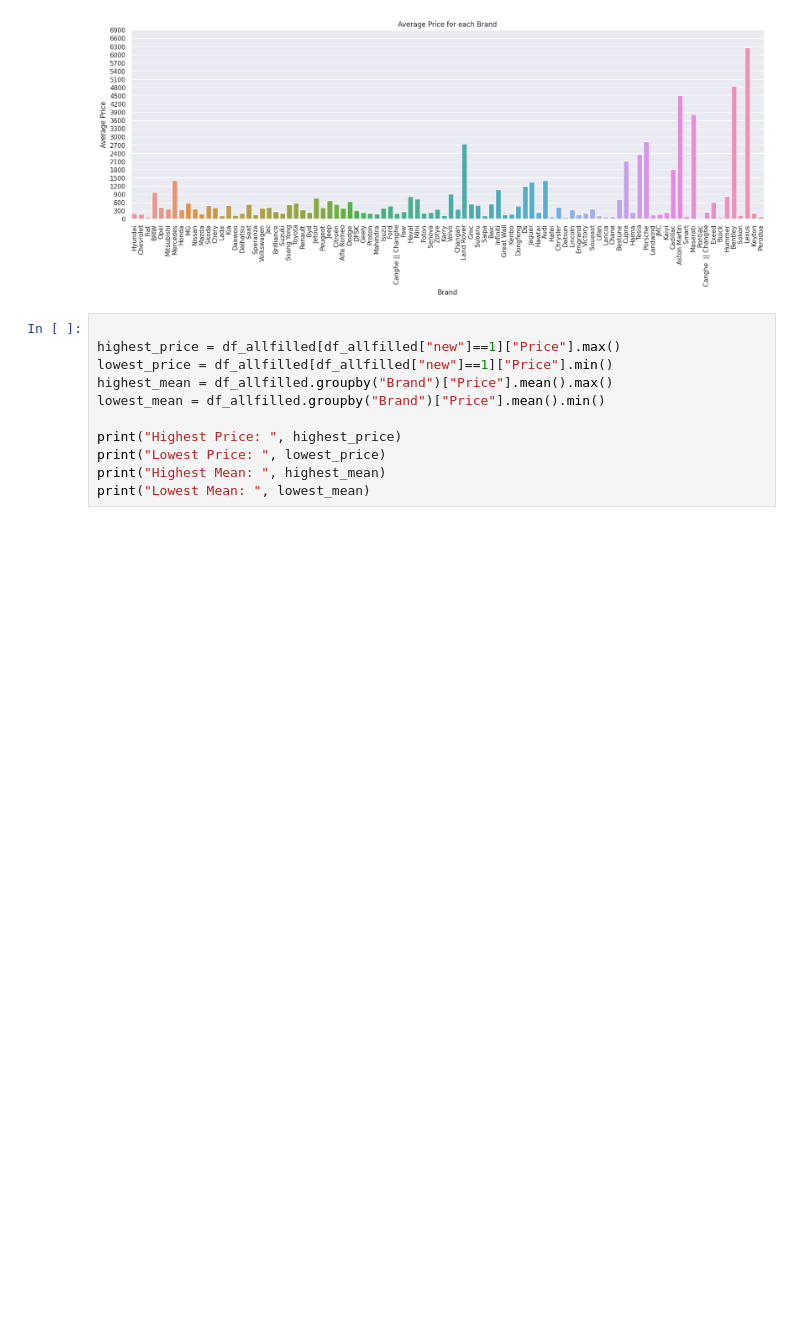
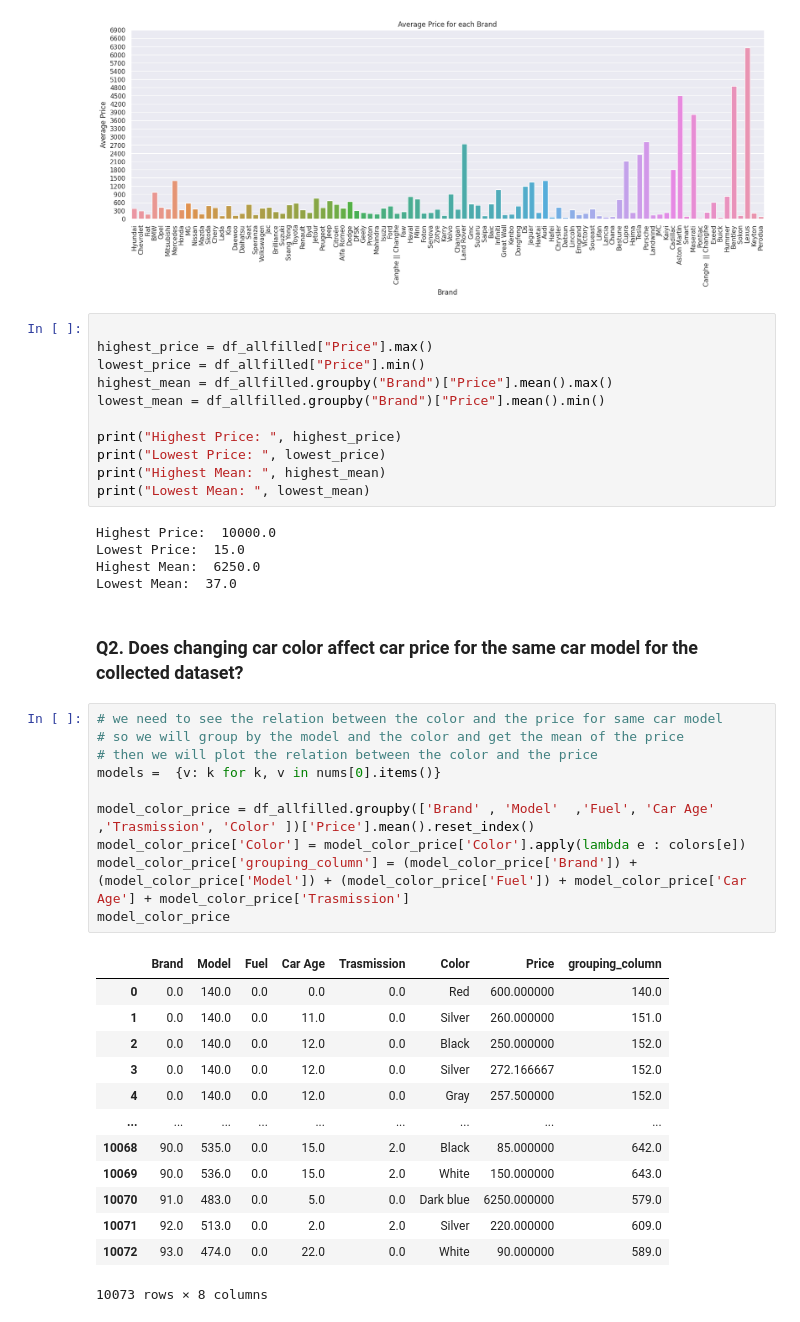
Before and after one commit to Yousif-Ahmed/Sayarty, a Jupyter notebook: Sayarty.ipynb, the cells around one changed output. Drawn from its saved outputs; the diff is of its cells as text; blank space fills up the shorter version.

```diff
--- a/Sayarty.ipynb
+++ b/Sayarty.ipynb
@@ -432,8 +433,8 @@ plt.show()
 [figure]
 # %%
 
-highest_price = df_allfilled[df_allfilled["new"]==1]["Price"].max()
-lowest_price = df_allfilled[df_allfilled["new"]==1]["Price"].min()
+highest_price = df_allfilled["Price"].max()
+lowest_price = df_allfilled["Price"].min()
 highest_mean = df_allfilled.groupby("Brand")["Price"].mean().max()
 lowest_mean = df_allfilled.groupby("Brand")["Price"].mean().min()
 
@@ -441,3 +442,34 @@ print("Highest Price: ", highest_price)
 print("Lowest Price: ", lowest_price)
 print("Highest Mean: ", highest_mean)
 print("Lowest Mean: ", lowest_mean)
+# %% [output]
+Highest Price:  10000.0
+Lowest Price:  15.0
+Highest Mean:  6250.0
+Lowest Mean:  37.0
+# %% [markdown]
+### Q2. Does changing car color affect car price for the same car model for the collected dataset?
+# %%
+# we need to see the relation between the color and the price for same car model
+# so we will group by the model and the color and get the mean of the price
+# then we will plot the relation between the color and the price
+models =  {v: k for k, v in nums[0].items()}
+
+model_color_price = df_allfilled.groupby(['Brand' , 'Model'  ,'Fuel', 'Car Age' ,'Trasmission', 'Color' ])['Price'].mean().reset_index()
+model_color_price['Color'] = model_color_price['Color'].apply(lambda e : colors[e])
+model_color_price['grouping_column'] = (model_color_price['Brand']) + (model_color_price['Model']) + (model_color_price['Fuel']) + model_color_price['Car Age'] + model_color_price['Trasmission']
+model_color_price
+# %% [output]
+|  | Brand | Model | Fuel | Car Age | Trasmission | Color | Price | grouping_column |
+| 0 | 0.0 | 140.0 | 0.0 | 0.0 | 0.0 | Red | 600.000000 | 140.0 |
+| 1 | 0.0 | 140.0 | 0.0 | 11.0 | 0.0 | Silver | 260.000000 | 151.0 |
+| 2 | 0.0 | 140.0 | 0.0 | 12.0 | 0.0 | Black | 250.000000 | 152.0 |
+| 3 | 0.0 | 140.0 | 0.0 | 12.0 | 0.0 | Silver | 272.166667 | 152.0 |
+| 4 | 0.0 | 140.0 | 0.0 | 12.0 | 0.0 | Gray | 257.500000 | 152.0 |
+| ... | ... | ... | ... | ... | ... | ... | ... | ... |
+| 10068 | 90.0 | 535.0 | 0.0 | 15.0 | 2.0 | Black | 85.000000 | 642.0 |
+| 10069 | 90.0 | 536.0 | 0.0 | 15.0 | 2.0 | White | 150.000000 | 643.0 |
+| 10070 | 91.0 | 483.0 | 0.0 | 5.0 | 0.0 | Dark blue | 6250.000000 | 579.0 |
+| 10071 | 92.0 | 513.0 | 0.0 | 2.0 | 2.0 | Silver | 220.000000 | 609.0 |
+| 10072 | 93.0 | 474.0 | 0.0 | 22.0 | 0.0 | White | 90.000000 | 589.0 |
+10073 rows × 8 columns
```
Also changed, not shown: parts of 8 cells of this notebook.
